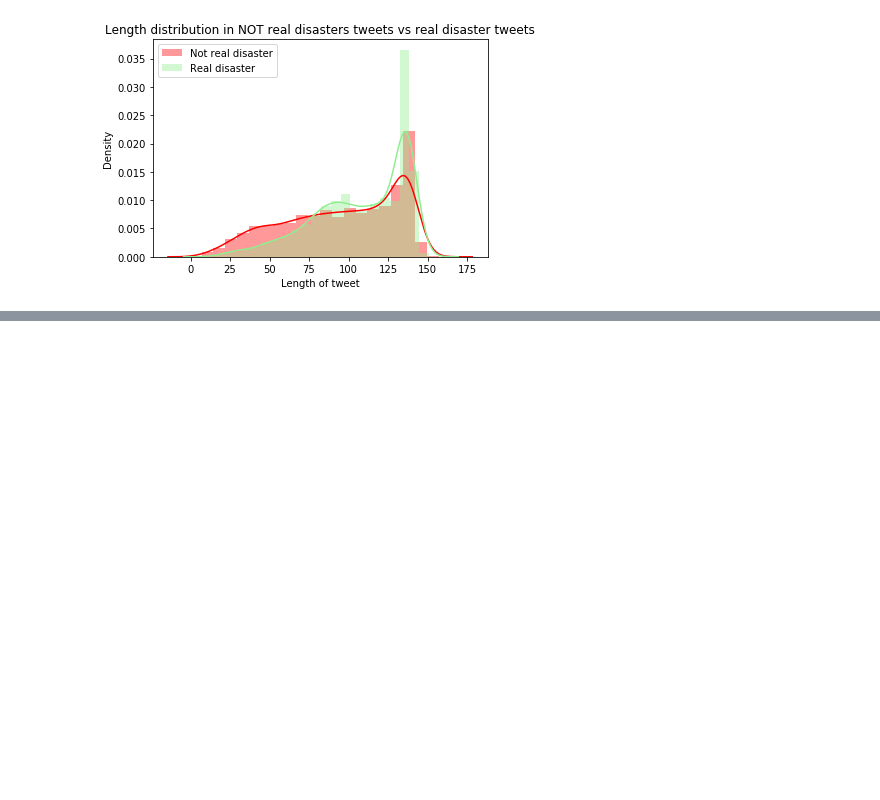
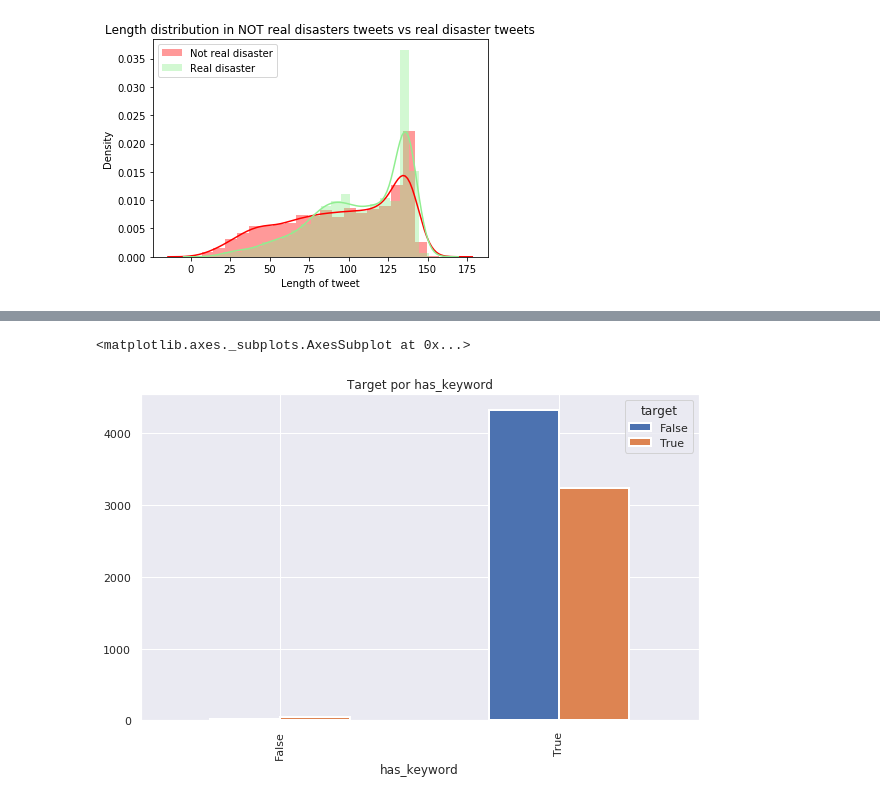
Before and after one commit to GastonMontes/1ro-2020-7506-TP1, a Jupyter notebook: relacion_target_location.ipynb, the cells around one changed output, grey strips where cells are left out. Saved outputs shown, nothing was run; the diff lists cells and outputs as text; code cells hidden in the pictures; blank space fills up the shorter version.

```diff
--- a/relacion_target_location.ipynb
+++ b/relacion_target_location.ipynb
@@ -499,0 +523,5 @@ plt.show()
+# %%
+target_by_has_keywords.unstack().plot(kind='bar',title='Target por has_keyword', linewidth=2, figsize=(10,6), stacked=False)
+# %% [output]
+<matplotlib.axes._subplots.AxesSubplot at 0x...>
+[figure, added]
```
Also changed, not shown: parts of 6 cells of this notebook.
